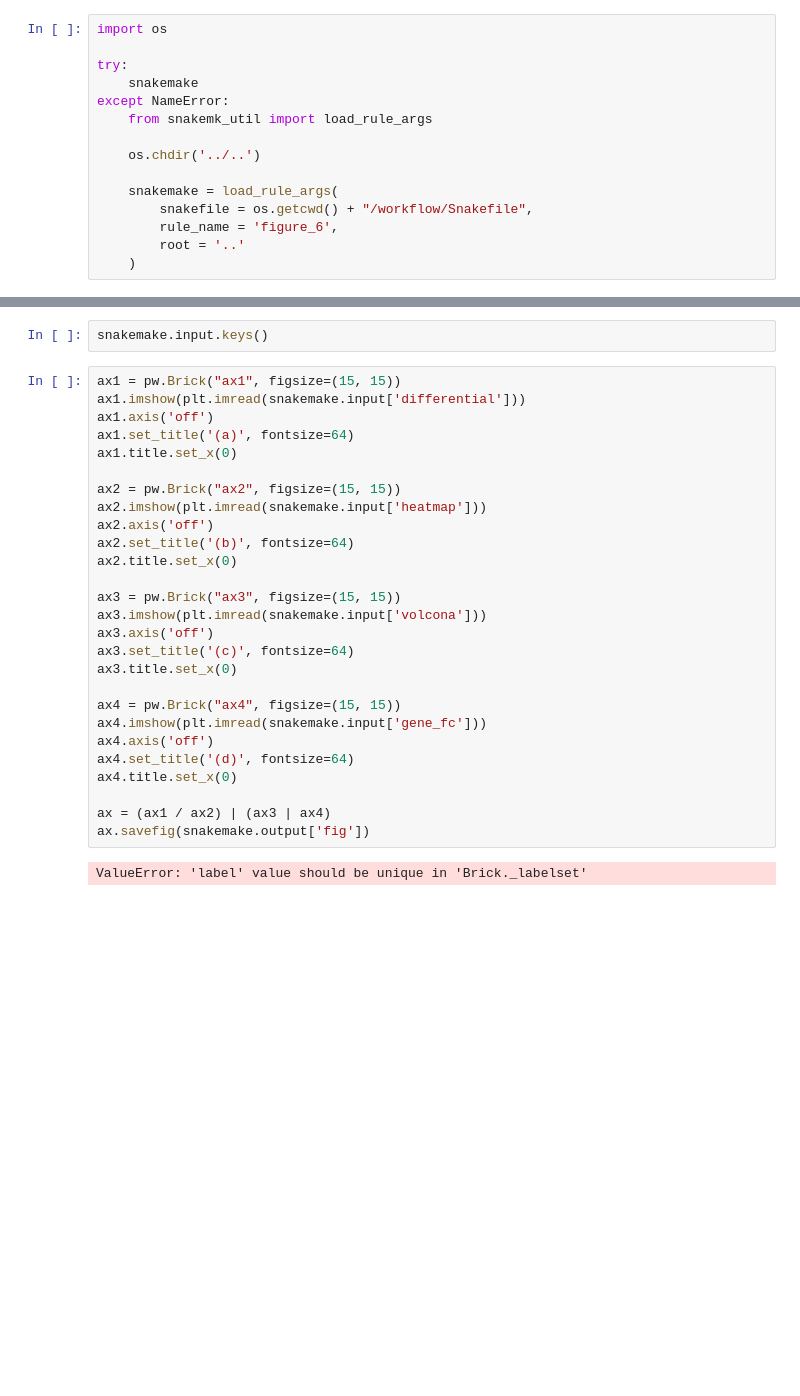
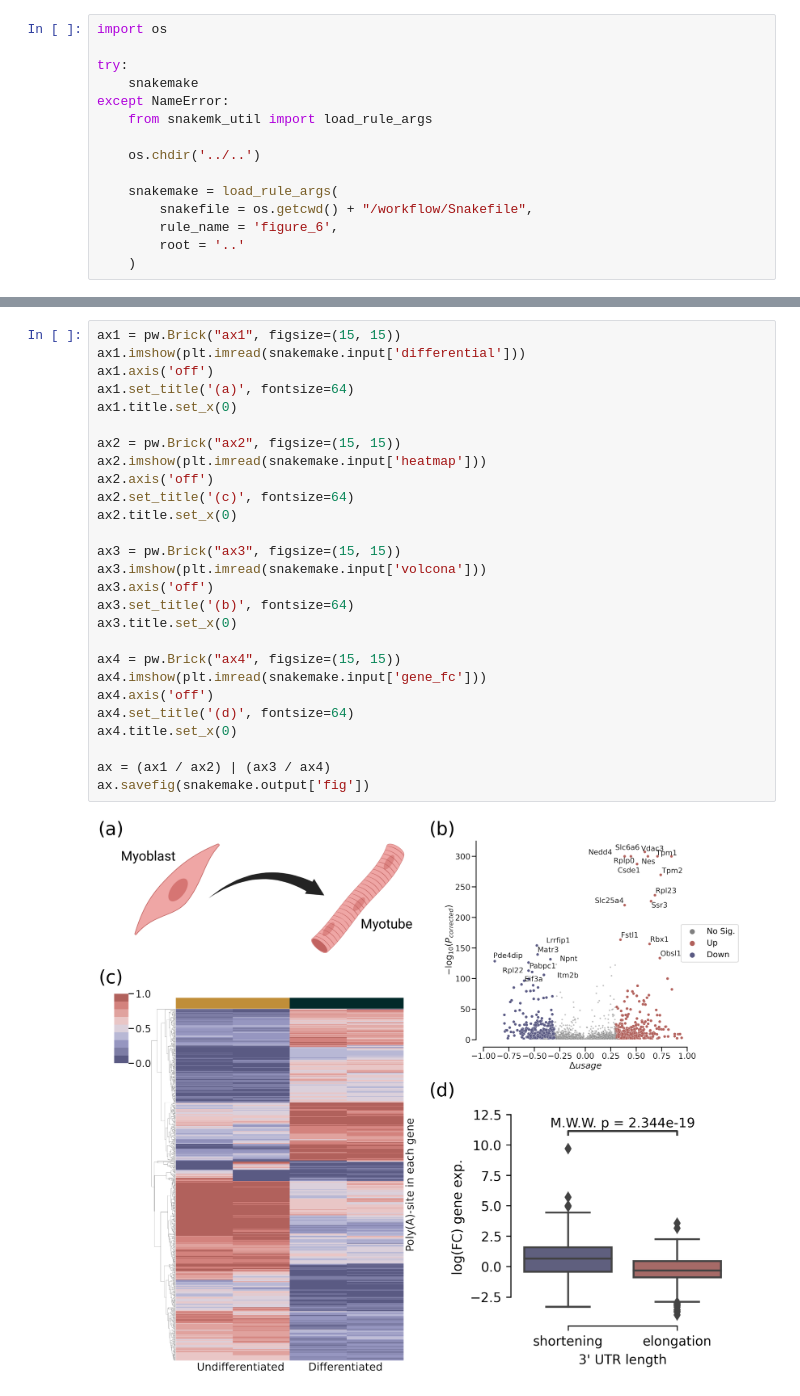
Before and after one commit to mortazavilab/lapa, a Jupyter notebook: workflow/figures/figure-6.ipynb, the cells around one changed output, grey strips where cells are left out. Cells and saved outputs as stored; diff of their text form; blank space fills up the shorter version.

```diff
--- a/workflow/figures/figure-6.ipynb
+++ b/workflow/figures/figure-6.ipynb
@@ -20,31 +22,29 @@ import patchworklib as pw
-# %%
-snakemake.input.keys()
 # %%
 ax1 = pw.Brick("ax1", figsize=(15, 15))
 ax1.imshow(plt.imread(snakemake.input['differential']))
 ax1.axis('off')
 ax1.set_title('(a)', fontsize=64)
 ax1.title.set_x(0)
 
 ax2 = pw.Brick("ax2", figsize=(15, 15))
 ax2.imshow(plt.imread(snakemake.input['heatmap']))
 ax2.axis('off')
-ax2.set_title('(b)', fontsize=64)
+ax2.set_title('(c)', fontsize=64)
 ax2.title.set_x(0)
 
 ax3 = pw.Brick("ax3", figsize=(15, 15))
 ax3.imshow(plt.imread(snakemake.input['volcona']))
 ax3.axis('off')
-ax3.set_title('(c)', fontsize=64)
+ax3.set_title('(b)', fontsize=64)
 ax3.title.set_x(0)
 
 ax4 = pw.Brick("ax4", figsize=(15, 15))
 ax4.imshow(plt.imread(snakemake.input['gene_fc']))
 ax4.axis('off')
 ax4.set_title('(d)', fontsize=64)
 ax4.title.set_x(0)
 
-ax = (ax1 / ax2) | (ax3 | ax4)
+ax = (ax1 / ax2) | (ax3 / ax4)
 ax.savefig(snakemake.output['fig'])
 # %% [output]
-ValueError: 'label' value should be unique in 'Brick._labelset'
+[figure, added]
```
Also changed, not shown: parts of 1 cell of this notebook, 10 other files.
